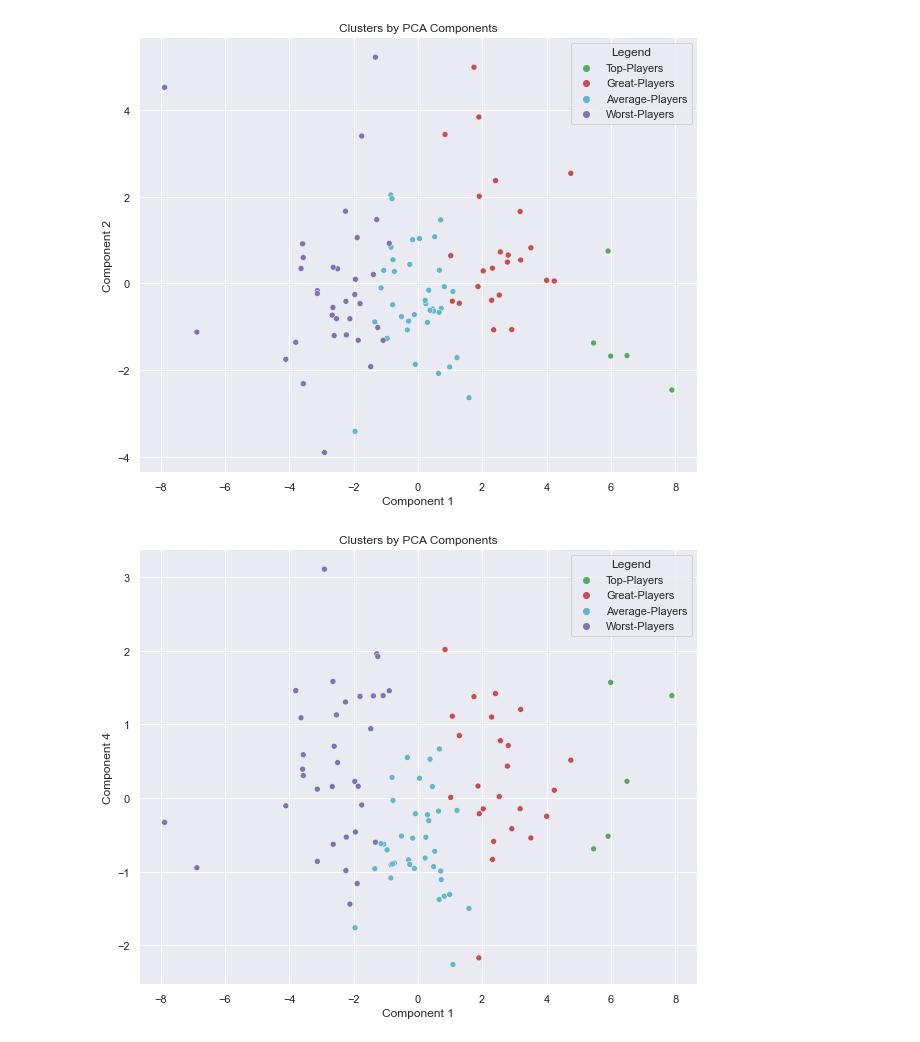
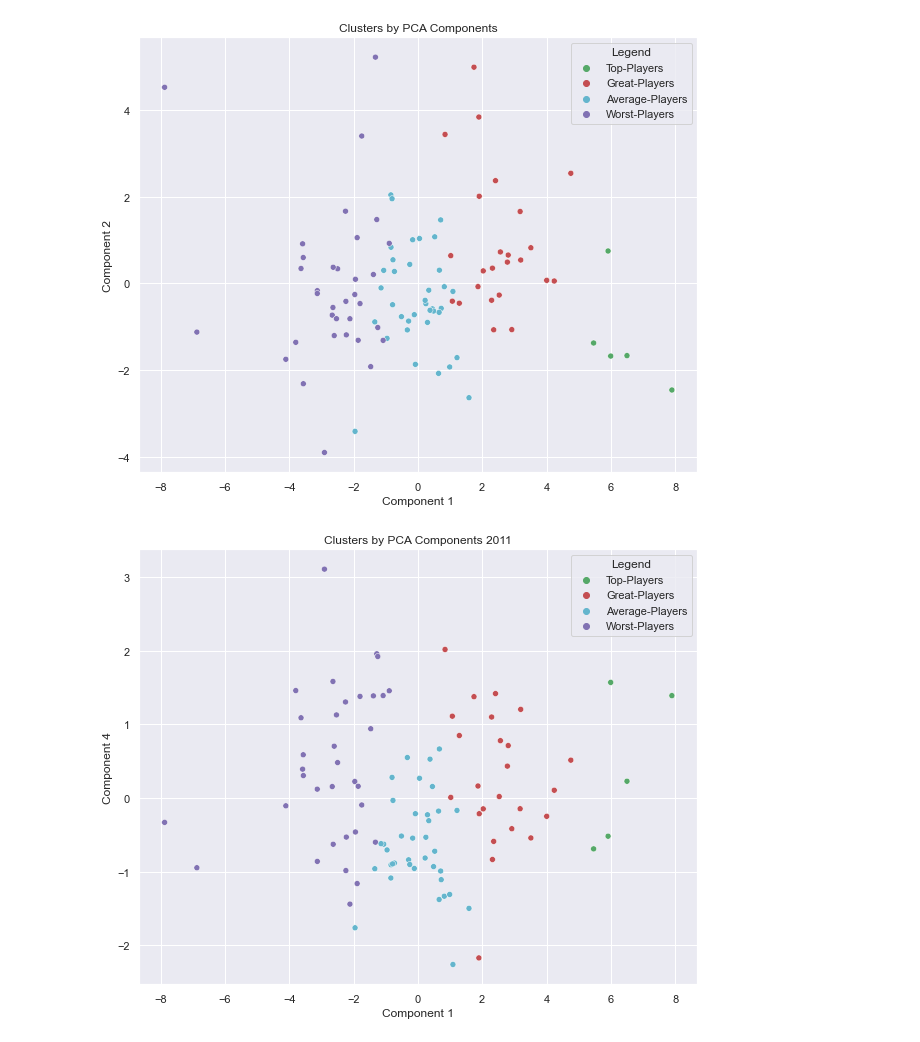
Before and after one commit to vanessadlafp/tennis_analysis_proj, a Jupyter notebook: ATP_2011_Models.ipynb, the cells around one changed output. Cells and saved outputs as stored; diff of their text form; code cells hidden in the pictures.

Commit message:
main images saved

```diff
--- a/ATP_2011_Models.ipynb
+++ b/ATP_2011_Models.ipynb
@@ -666,10 +666,10 @@ plt.show()
 # %%
 # Plot data by PCA components. The Y axis is the first component, X axis is the second.
 x_axis = df_players_2011_pca_kmeans['Component 1']
 y_axis = df_players_2011_pca_kmeans['Component 4']
 plt.figure(figsize = (10, 8))
 sns.scatterplot(x_axis, y_axis, hue = df_players_2011_pca_kmeans['Legend'], palette = ['g', 'r', 'c', 'm'])
-plt.title('Clusters by PCA Components')
+plt.title('Clusters by PCA Components 2011')
 plt.show()
 # %% [output]
-[figure, old version]
+[figure, new version]
```
Also changed, not shown: 6 other files.
